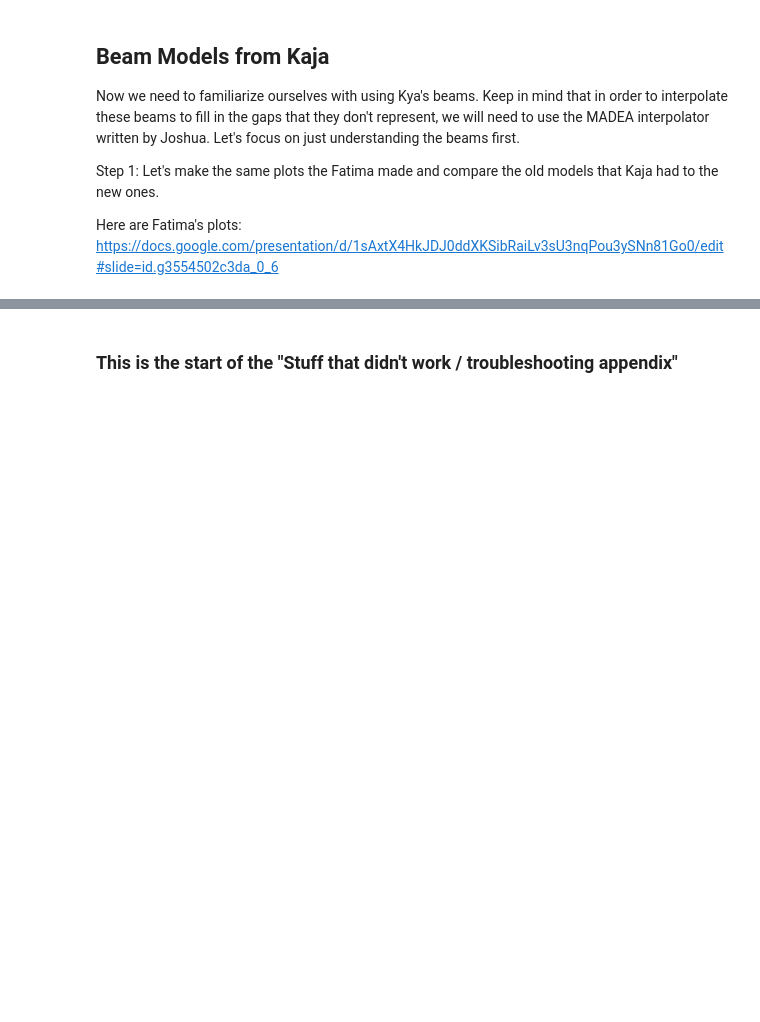
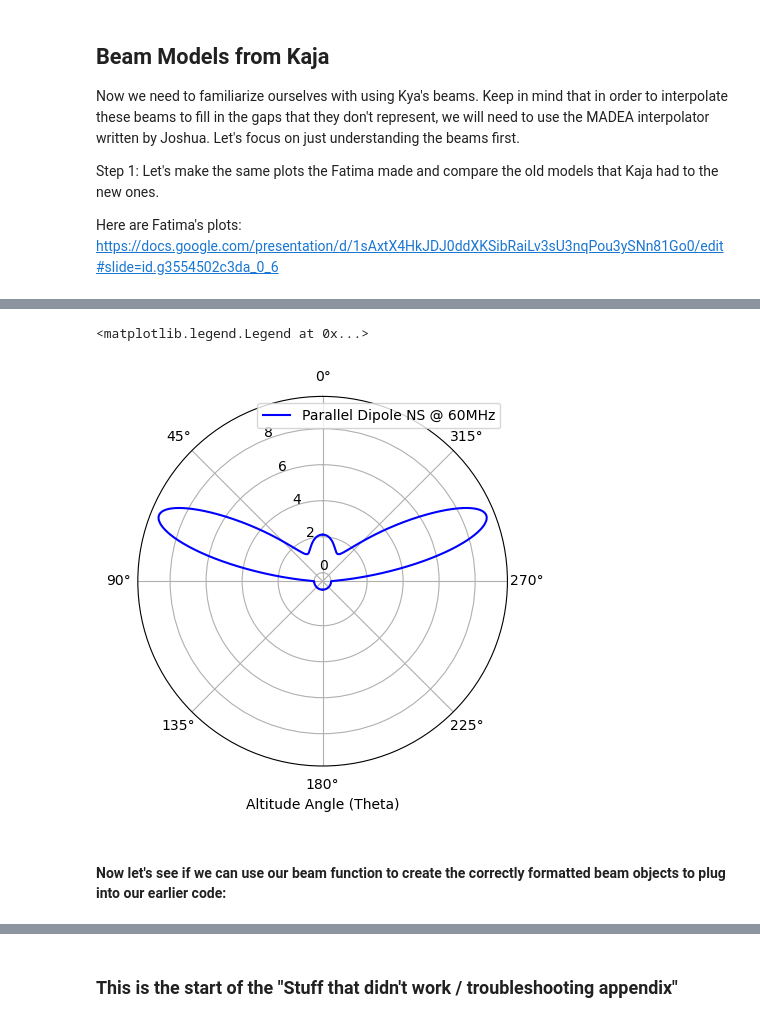
Before and after one commit to daba9359/LuCEE-Night_Simulation, a Jupyter notebook: Beam_weighted_foreground/Simulating_Beam_Weighted_Foreground.ipynb, the cells around one changed output, grey strips where cells are left out. Cells and saved outputs as stored; diff of their text form; code cells hidden in the pictures; blank space fills up the shorter version.

```diff
--- a/Beam_weighted_foreground/Simulating_Beam_Weighted_Foreground.ipynb
+++ b/Beam_weighted_foreground/Simulating_Beam_Weighted_Foreground.ipynb
@@ -158,0 +36,16 @@ for i in np.arange(num_frequency_data_points):
+# %%
+# Imporant constants and functions:
+NSIDE = 128 # resolution of the map
+NPIX = hp.nside2npix(NSIDE)
+NPIX   # total number of pixels (size of the array being used)
+
+### Boilerplate arrays for healpy (changes with a change in resolution)
+thetas = hp.pix2ang(NSIDE,np.arange(NPIX))[0]*(180/np.pi)
+phis = hp.pix2ang(NSIDE,np.arange(NPIX))[1]*(180/np.pi)
+coordinate_array = np.ones((NPIX,2))
+for i in np.arange(NPIX):
+    coordinate_array[i] = np.array([phis[i],thetas[i]])
+
+# HASLAM map
+gal = perses.foregrounds.HaslamGalaxy()
+haslam_data=gal.get_map(39.93) # gets the actual array of the data for that haslam map
@@ -619,0 +606,22 @@ array([[1, 2, 3, 4, 5],
+# %%
+# For comparison between the interpolator and the actual values
+n=25776
+t = 38376
+
+fig, ax = plt.subplots(subplot_kw={'projection': 'polar'})
+# Set theta = 0 at the top (North)
+ax.set_theta_zero_location('N')
+#plt.polar(test_beam_raw[0].transpose()[0][n:n+179]*(np.pi/180),test_beam_raw[0].transpose()[2][n:n+179])
+#plt.polar(test_beam_raw[0].transpose()[0][t:t+179]*(np.pi/180),test_beam_raw[0].transpose()[2][t:t+179])
+theta = np.arange(0,180,0.1)
+phi = np.ones_like(theta)*0
+plt.polar(theta*(np.pi/180),test_beam_raw[2]((np.array([phi,theta]).transpose())),label="Parallel Dipole NS @ 60MHz",c='blue')
+plt.polar(-theta*(np.pi/180),test_beam_raw[2]((np.array([phi,theta]).transpose())),c="blue")
+plt.xlabel("Altitude Angle (Theta)")
+
+plt.legend()
+# %% [output]
+<matplotlib.legend.Legend at 0x...>
+[figure, added]
+# %% [markdown]
+#### Now let's see if we can use our beam function to create the correctly formatted beam objects to plug into our earlier code:
```
Also changed, not shown: parts of 58 cells of this notebook, 9 other files.
